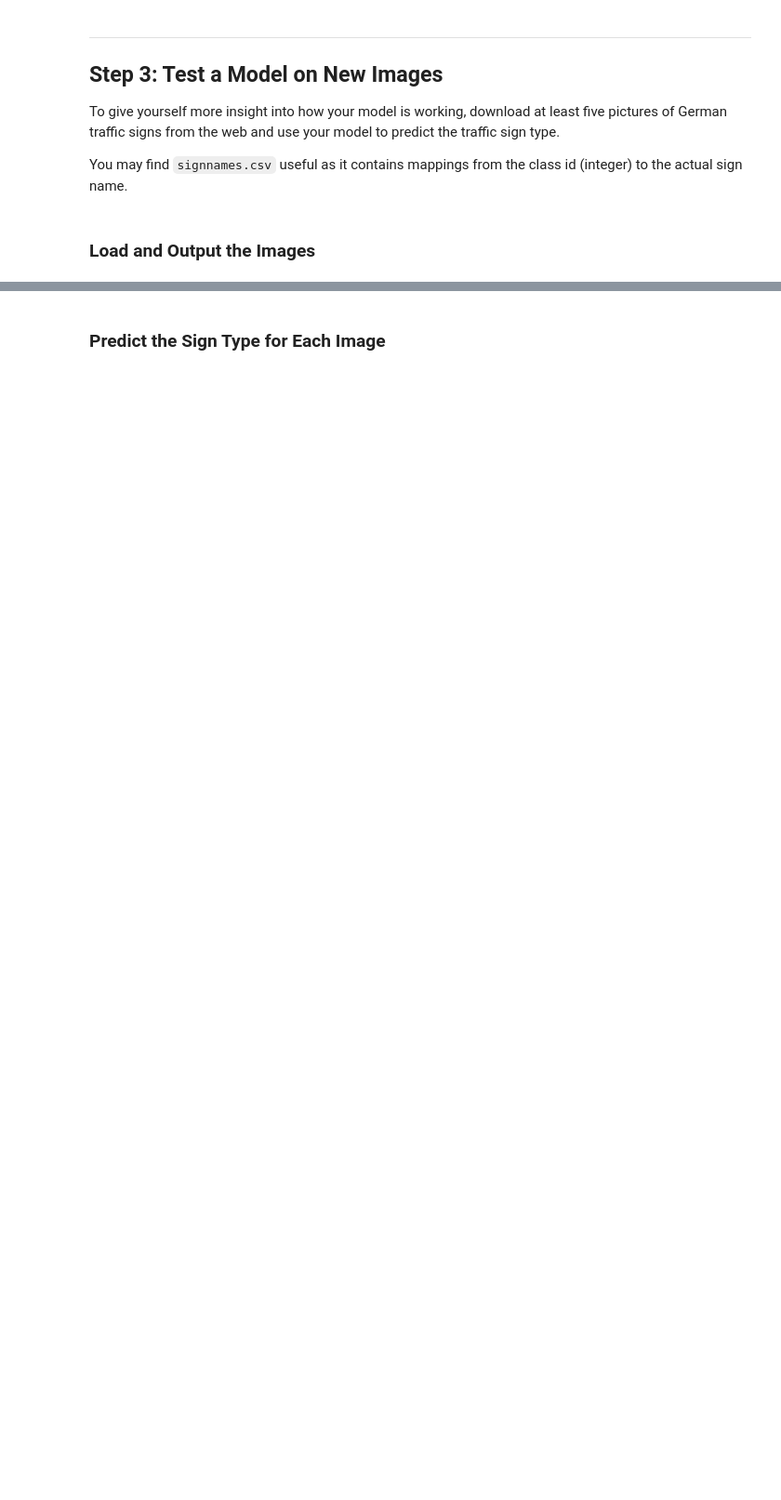
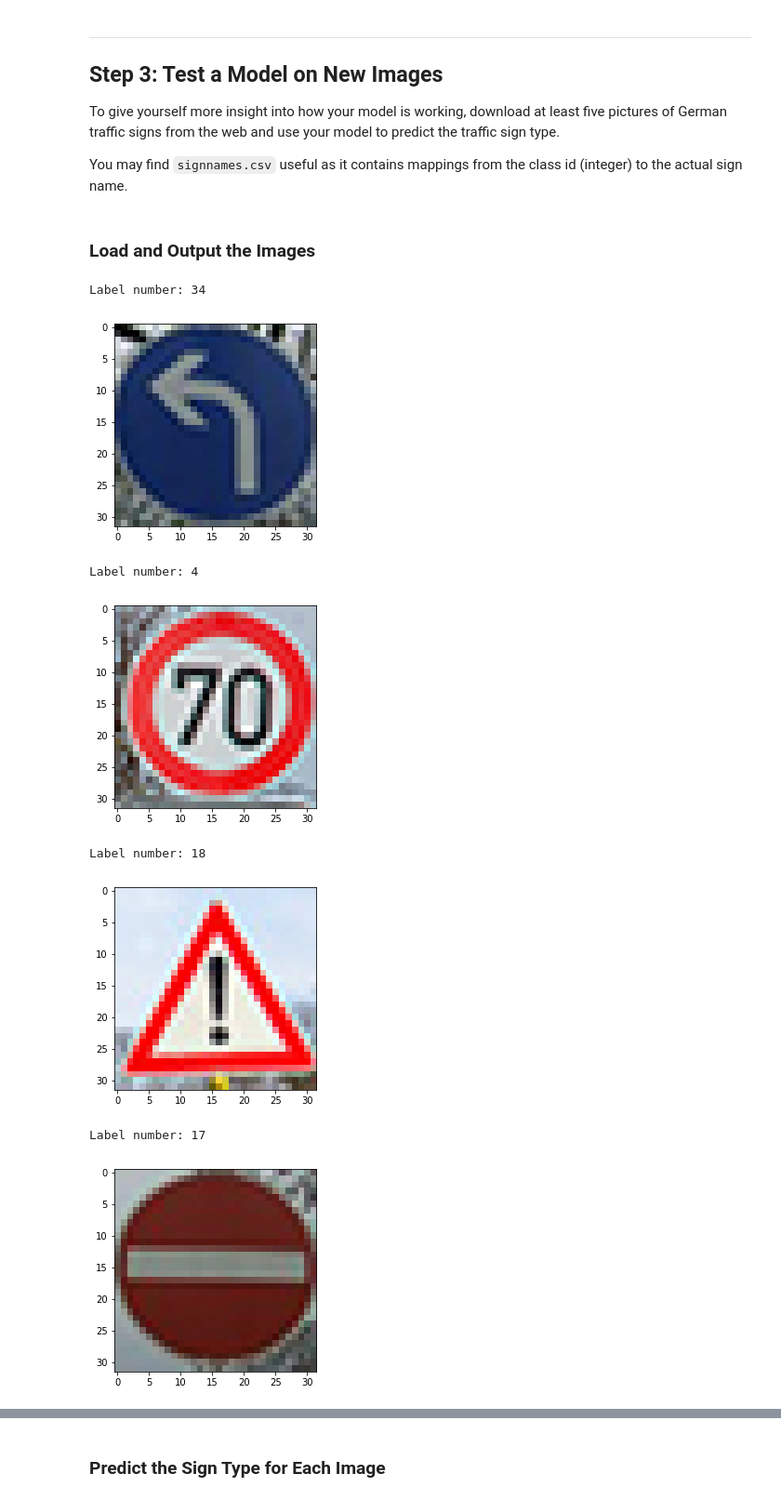
Before and after one commit to alex-lechner/CarND-TrafficSignClassifier-P2, a Jupyter notebook: TrafficSignClassifier-P2.ipynb, the cells around one changed output, grey strips where cells are left out. Shown: that part at 93% size. Drawn from its saved outputs; the diff is of its cells as text; code cells hidden in the pictures; blank space fills up the shorter version.

```diff
--- a/TrafficSignClassifier-P2.ipynb
+++ b/TrafficSignClassifier-P2.ipynb
@@ -309,18 +345,29 @@ You may find `signnames.csv` useful as it contains mappings from the class id (i
 # %%
 ### Load the images and plot them here.
 ### Feel free to use as many code cells as needed.
 import os
+
+traffic_sign_labels = [34, 4, 18, 17, 29]
 
 imgs = []
 path = "traffic-signs"
 for f in os.listdir(path):
     img = plt.imread(os.path.join(path, f))
     if img is not None:
         imgs.append(img)
 
 imgs = np.array(imgs)
 
-for i in imgs:
-    plt.imshow(i)
+for i in range(len(imgs)):
+    print("Label number: {}".format(traffic_sign_labels[i]))
+    plt.imshow(imgs[i])
     plt.show()
-    print("Image has shape of {}".format(i.shape))
+# %% [output]
+Label number: 34
+[figure, added]
+Label number: 4
+[figure, added]
+Label number: 18
+[figure, added]
+Label number: 17
+[figure, added]
```
Also changed, not shown: parts of 12 cells of this notebook, 5 other files.
